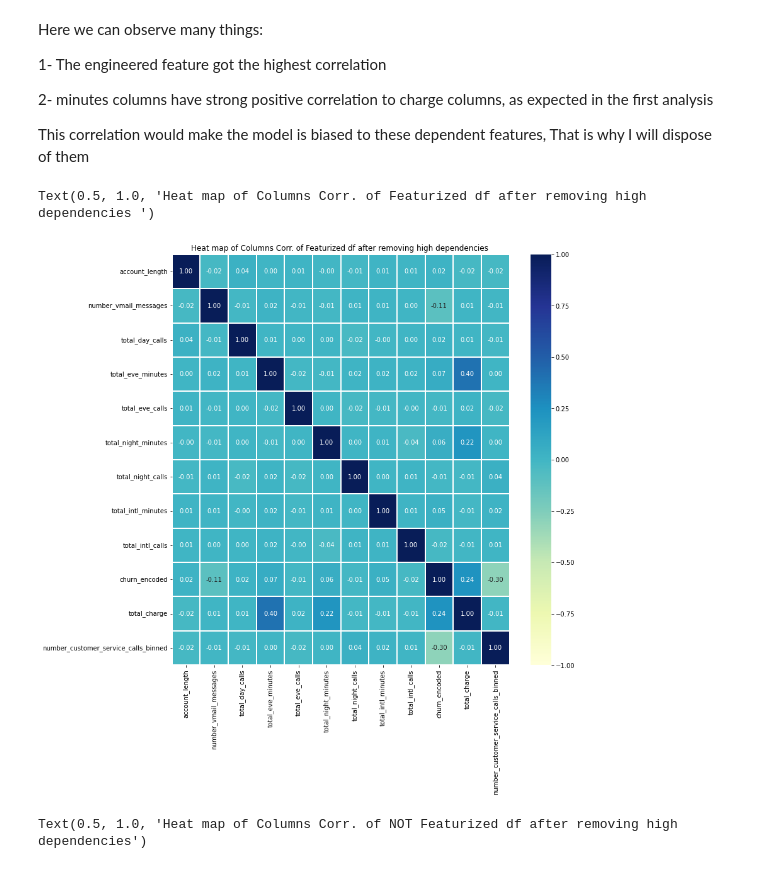
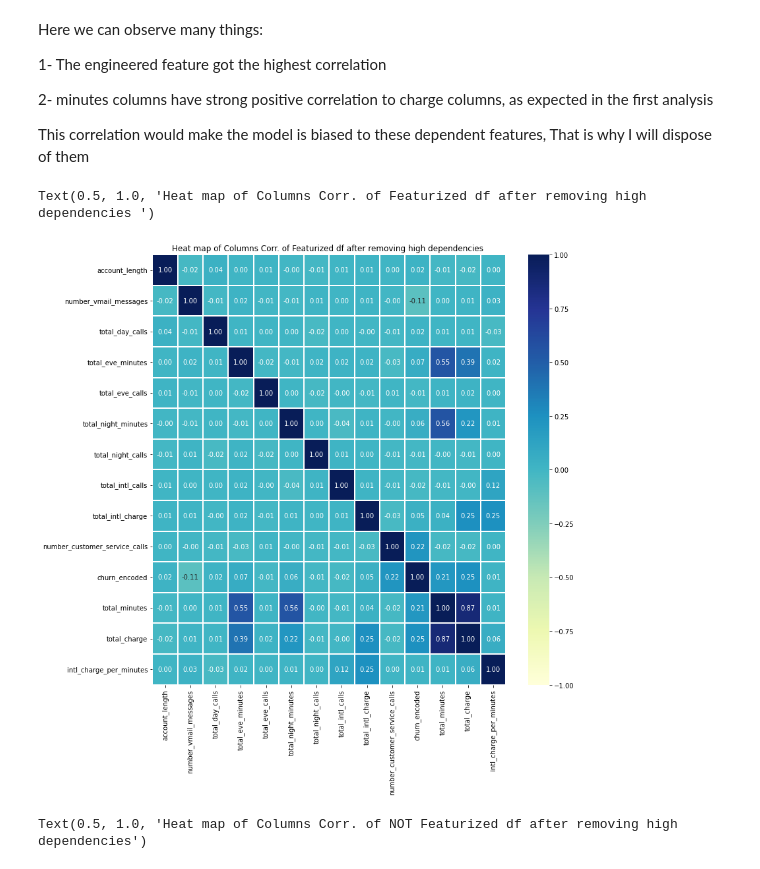
Before and after one commit to KerolosMelad/Customer-Churn-Prediction, a Jupyter notebook: Data Analysis and Preprocessing.ipynb, the cells around one changed output. Saved outputs shown, nothing was run; the diff lists cells and outputs as text; code cells hidden in the pictures.

```diff
--- a/Data Analysis and Preprocessing.ipynb
+++ b/Data Analysis and Preprocessing.ipynb
@@ -399,8 +390,8 @@ def feature_engineering(df , feature1 =True , feature2 = True  , feature3=True):
 
     return result
 # %%
-numerical_data_preprocessesd_OutlierRemoved_featurized = feature_engineering(numerical_data_preprocessesd_OutlierRemoved)
-numerical_data_preprocessesd_OutlierRemoved_featurized.columns
+numerical_OutlierRemoved_featurized = feature_engineering(numerical_OutlierRemoved)
+numerical_OutlierRemoved_featurized.columns
 # %% [output]
 Index(['account_length', 'number_vmail_messages', 'total_day_minutes',
        'total_day_calls', 'total_day_charge', 'total_eve_minutes',
@@ -460,18 +453,17 @@ def normalize_numerical(df, cols):
 # %%
 def features_scaling(df):
     result = df.copy()
-
     numrical_columns= df.columns[ df.dtypes != np.object].values
     not_normal_distributed_cols = ['number_customer_service_calls' , 'number_vmail_messages']
     normal_distributed_cols = np.setdiff1d(numrical_columns,not_normal_distributed_cols)
-    normal_distributed_cols = np.setdiff1d(normal_distributed_cols,['number_customer_service_calls_binned']) # number_customer_service_calls_binned Already has 0 and ones onyly
+    #normal_distributed_cols = np.setdiff1d(normal_distributed_cols,['number_customer_service_calls_binned']) # number_customer_service_calls_binned Already has 0 and ones onyly
     result= normalize_numerical(result, not_normal_distributed_cols)
     result = standarize_numerical(result, normal_distributed_cols)
 
     return result
 # %%
-numerical_data_preprocessesd_OutlierRemoved_featurized_scaled = features_scaling(numerical_data_preprocessesd_OutlierRemoved_featurized)
-numerical_data_preprocessesd_OutlierRemoved_scaled = features_scaling(numerical_data_preprocessesd_OutlierRemoved)
+numerical_OutlierRemoved_featurized_scaled = features_scaling(numerical_OutlierRemoved_featurized)
+numerical_OutlierRemoved_scaled = features_scaling(numerical_OutlierRemoved)
 # %% [markdown]
 ## Features Correlation Analysis <a class="anchor" id="feature_corr"></a>
 # %%
@@ -499,27 +491,25 @@ Here we can observe many things:
 
 This correlation would make the model is biased to these dependent features, That is why I will dispose of them
 # %%
-numerical_data_preprocessesd_featurized_scaled_independent= numerical_data_preprocessesd_OutlierRemoved_featurized_scaled.drop(['total_minutes'
-                                                                                                                                ,'total_day_charge'
-                                                                                                                                ,'total_night_charge',
-                                                                                                                                'total_intl_charge' ,
-                                                                                                                                'total_eve_charge' ,
-                                                                                                                                'total_day_minutes' ,
-                                                                                                                                'number_customer_service_calls',
-                                                                                                                                'churn' ] , axis= 1)
+numerical_OutlierRemoved_featurized_scaled_independent= numerical_OutlierRemoved_featurized_scaled.drop(['total_day_charge' ,
+                                                                                                        'total_intl_minutes' ,
+                                                                                                         'total_night_charge',
+                                                                                                         'total_eve_charge' ,
+                                                                                                         'total_day_minutes',
+                                                                                                          'churn' ] , axis= 1)
 
-numerical_data_preprocessesd_scaled_independent = numerical_data_preprocessesd_OutlierRemoved_scaled.drop(['total_night_minutes',
-                                                                                                           'total_intl_minutes' ,
-                                                                                                           'total_eve_minutes' ,
-                                                                                                           'total_day_minutes' ,
-                                                                                                           'churn' ] , axis= 1)
+numerical_OutlierRemoved_scaled_independent = numerical_OutlierRemoved_scaled.drop(['total_night_minutes',
+                                                                               'total_intl_minutes' ,
+                                                                               'total_eve_minutes' ,
+                                                                               'total_day_minutes' ,
+                                                                               'churn' ] , axis= 1)
 # %%
 plt.figure(figsize=(12,12))
-sns.heatmap(numerical_data_preprocessesd_featurized_scaled_independent.corr(), annot=True,
+sns.heatmap(numerical_OutlierRemoved_featurized_scaled_independent.corr(), annot=True,
             cmap="YlGnBu", vmin=-1, vmax=1, linewidths=.2 ,fmt= '.2f')
 plt.title('Heat map of Columns Corr. of Featurized df after removing high dependencies ')
 # %% [output]
 Text(0.5, 1.0, 'Heat map of Columns Corr. of Featurized df after removing high dependencies ')
-[figure, old version]
+[figure, new version]
 # %%
 plt.figure(figsize=(12,12))
```
Also changed, not shown: parts of 58 cells of this notebook, 1 other file.
